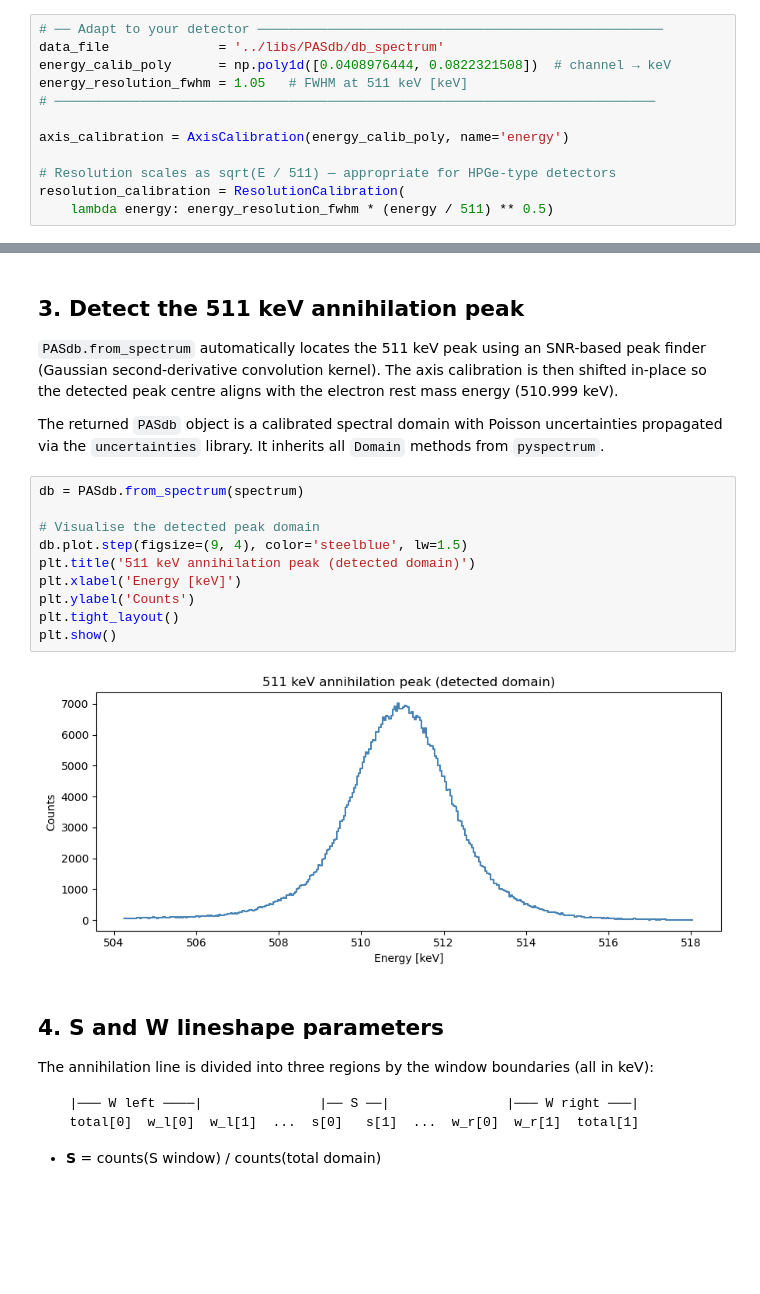
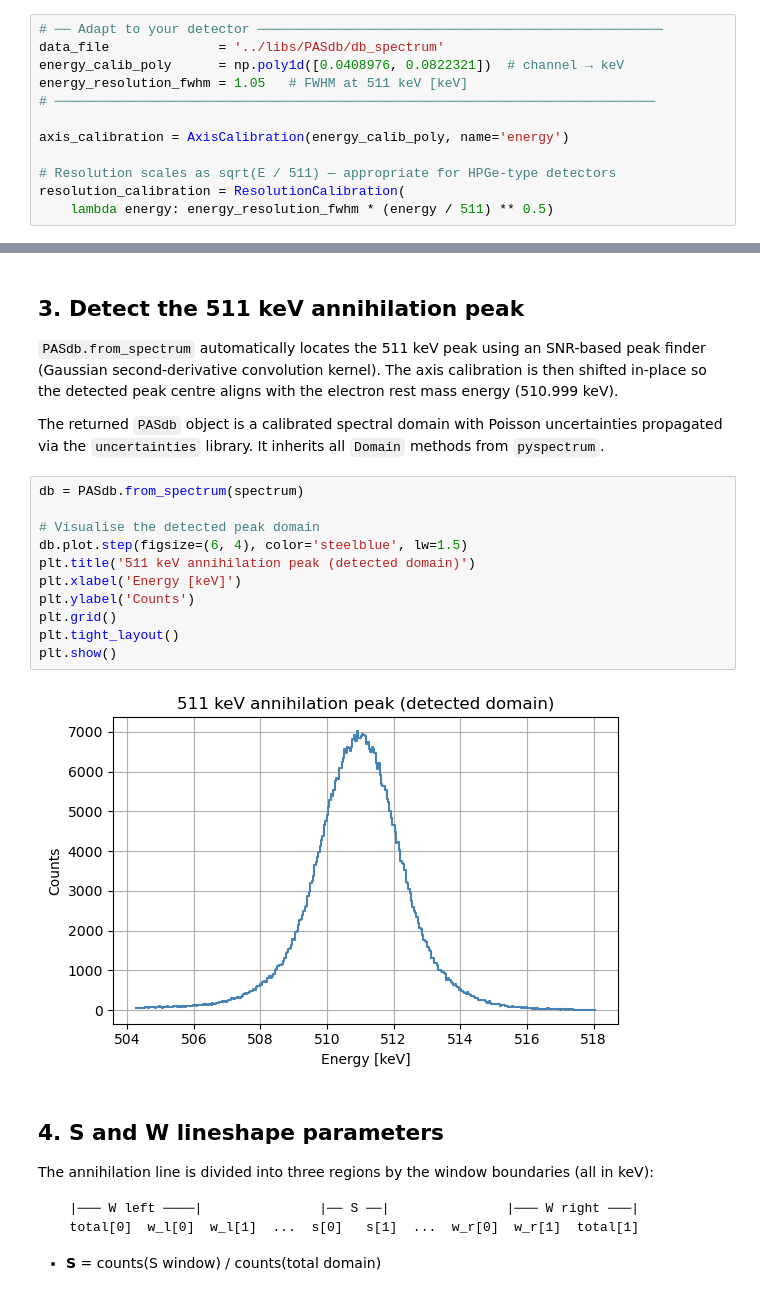
Before and after one commit to achiyaAmrusi/scipas, a Jupyter notebook: examples/core/pas_db.ipynb, the cells around one changed output, grey strips where cells are left out. Cells and saved outputs as stored; diff of their text form; blank space fills up the shorter version.

```diff
--- a/examples/core/pas_db.ipynb
+++ b/examples/core/pas_db.ipynb
@@ -37,7 +38,7 @@ Provide the channel-to-energy polynomial and the detector energy resolution (FWH
 # %%
 # ── Adapt to your detector ────────────────────────────────────────────────────
 data_file              = '../libs/PASdb/db_spectrum'
-energy_calib_poly      = np.poly1d([0.0408976444, 0.0822321508])  # channel → keV
+energy_calib_poly      = np.poly1d([0.0408976, 0.0822321])  # channel → keV
 energy_resolution_fwhm = 1.05   # FWHM at 511 keV [keV]
 # ─────────────────────────────────────────────────────────────────────────────
 
@@ -71,15 +72,16 @@ The returned `PASdb` object is a calibrated spectral domain with Poisson uncerta
 # %%
 db = PASdb.from_spectrum(spectrum)
 
 # Visualise the detected peak domain
-db.plot.step(figsize=(9, 4), color='steelblue', lw=1.5)
+db.plot.step(figsize=(6, 4), color='steelblue', lw=1.5)
 plt.title('511 keV annihilation peak (detected domain)')
 plt.xlabel('Energy [keV]')
 plt.ylabel('Counts')
+plt.grid()
 plt.tight_layout()
 plt.show()
 # %% [output]
-[figure, old version]
+[figure, new version]
 # %% [markdown]
 ## 4. S and W lineshape parameters
 
```
Also changed, not shown: parts of 2 cells of this notebook, 9 other files.
